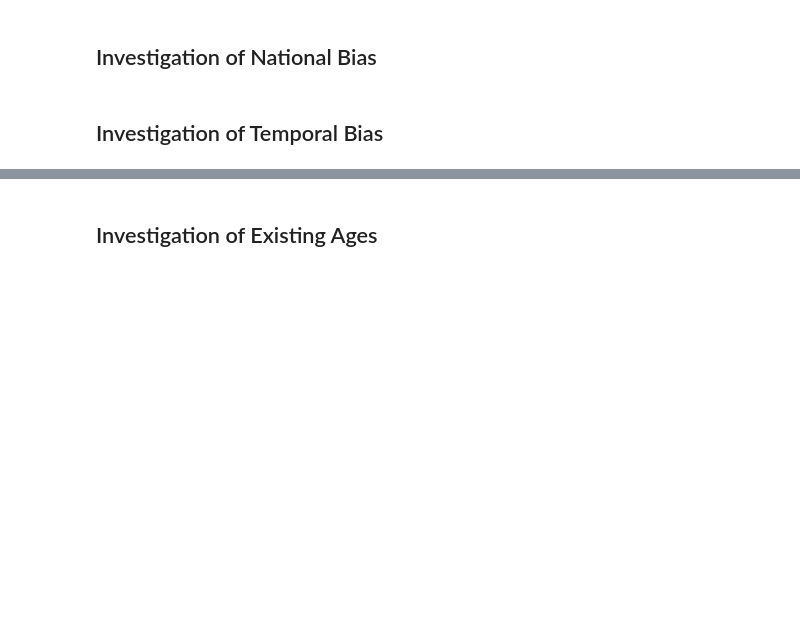
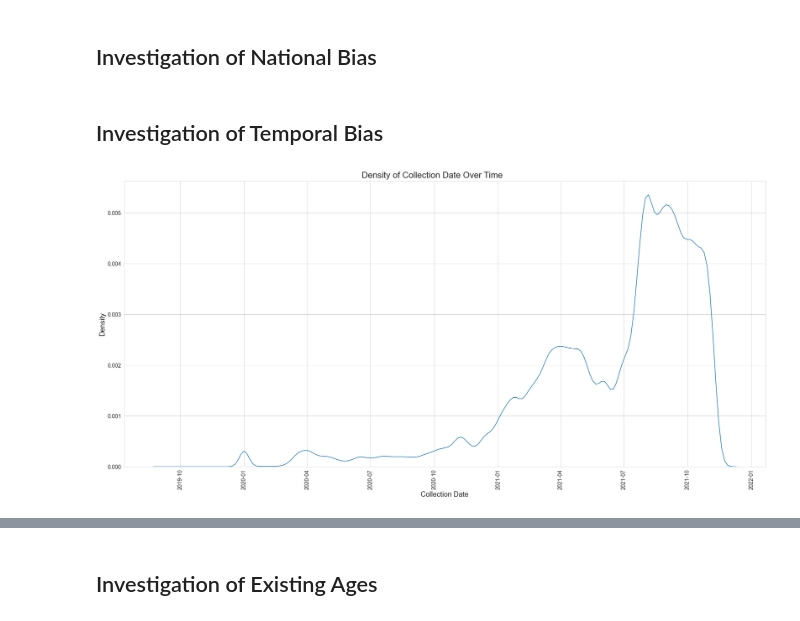
Before and after one commit to ninaihde/sampling-bias-cov19, a Jupyter notebook: src/create_general_insights.ipynb, the cells around one changed output, grey strips where cells are left out. Drawn from its saved outputs; the diff is of its cells as text; code cells hidden in the pictures; blank space fills up the shorter version.

```diff
--- a/src/create_general_insights.ipynb
+++ b/src/create_general_insights.ipynb
@@ -165,20 +169,23 @@ plotdata['collection_date'] = pd.to_datetime(plotdata['collection_date'])
 # %%
+# A) Plot density
 import matplotlib.pyplot as plt
 import seaborn as sns
 
 sns.set_style('whitegrid')
 fig, ax = plt.subplots(figsize=(24, 12))
 sns.kdeplot(data=plotdata,
-            x='collection_date',
-            hue='keywords')
+            x='collection_date') #,
+            #hue='keywords')
 fig.suptitle('Density of Collection Date Over Time', fontsize=22)
 plt.xlabel('Collection Date', fontsize=18)
 plt.ylabel('Density', fontsize=18)
 plt.xticks(fontsize=14, rotation=90)
 plt.yticks(fontsize=14)
 
 plt.tight_layout()
-plt.savefig('../plots/collection_date_density.png', dpi=300)
+plt.savefig('../plots/n_samples_over_time/collection_date_density.png', dpi=300)
 plt.close()
+# %% [output]
+[figure, added]
 # %%
 # B) Plot absolute count
```
Also changed, not shown: parts of 9 cells of this notebook, 1 other file.
